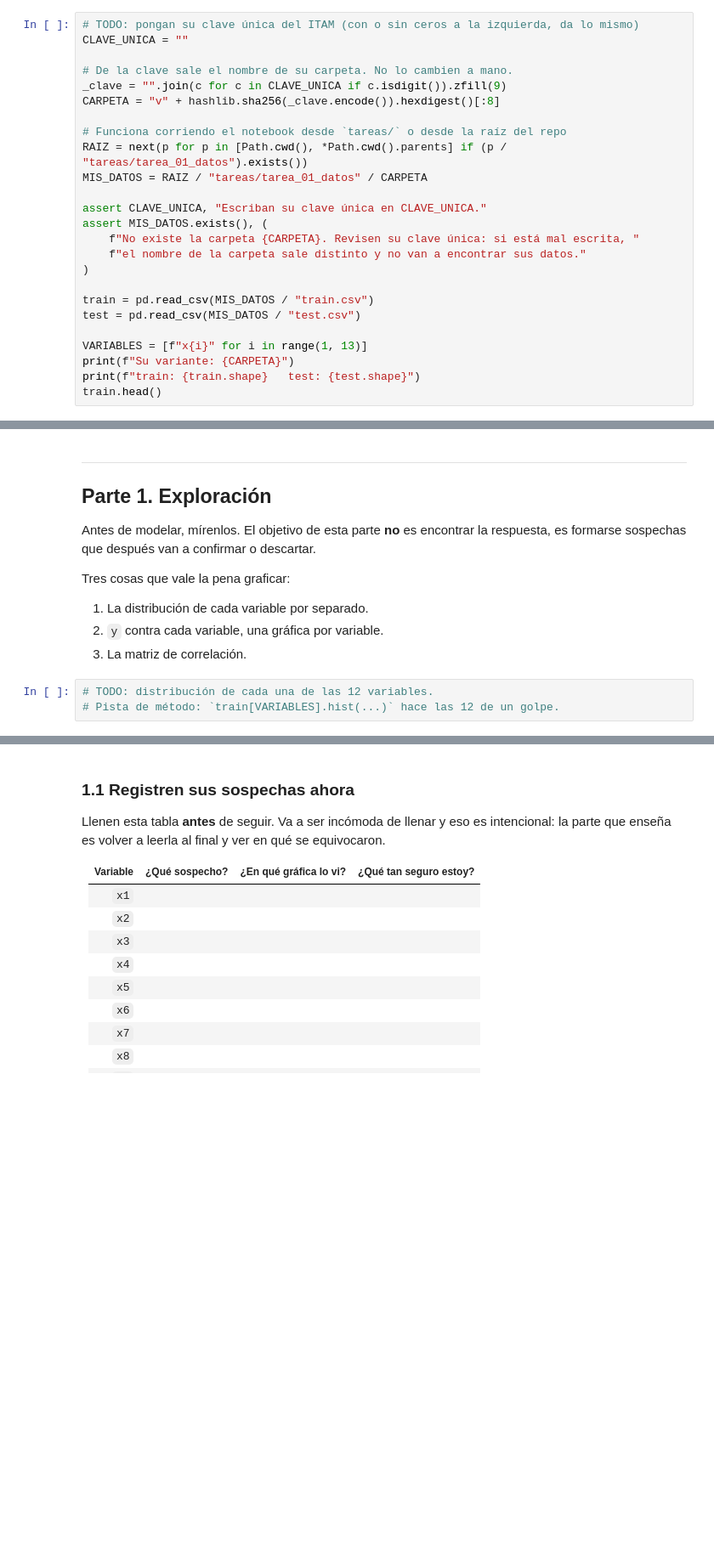
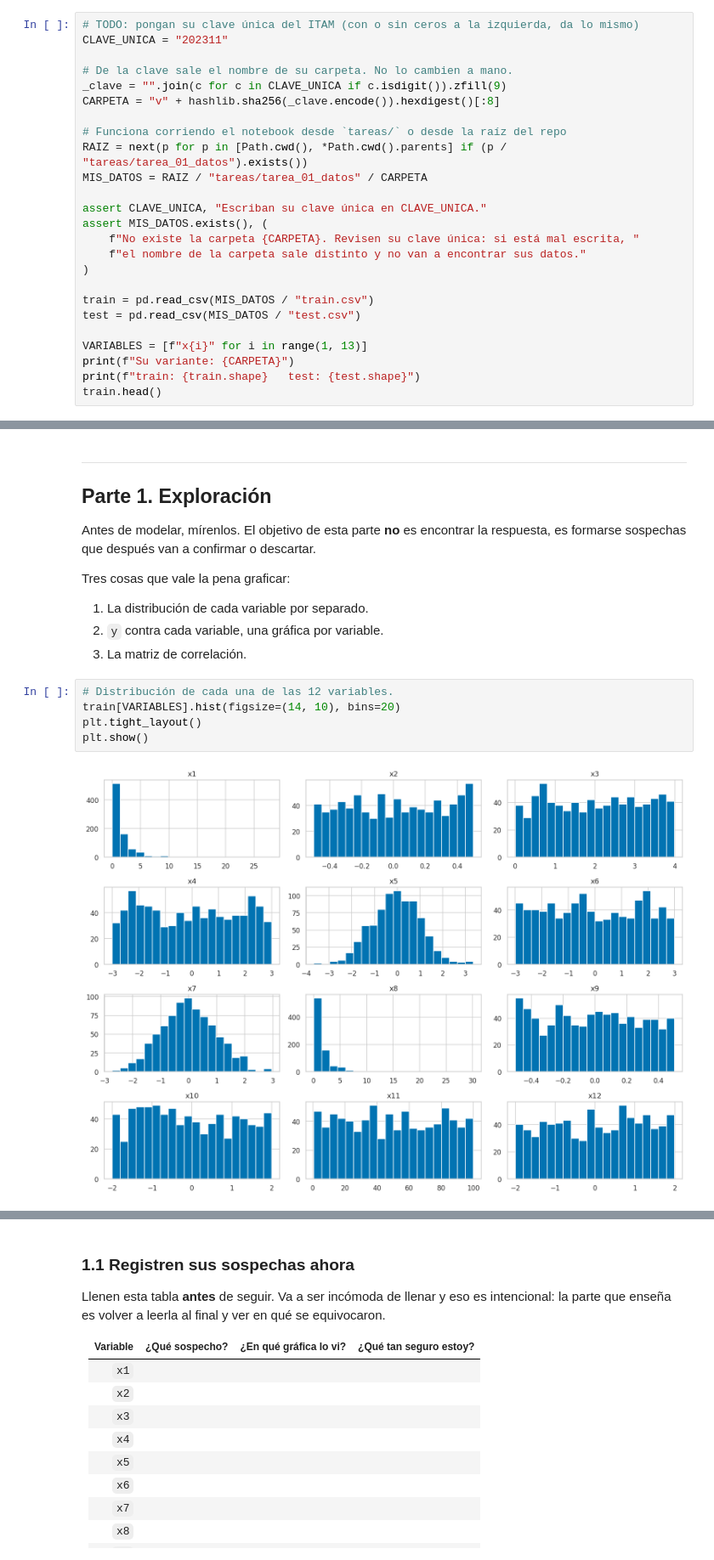
Before and after one commit to nasaul/mineria_datos, a Jupyter notebook: tareas/tarea_01_aproximacion_funcion.ipynb, the cells around one changed output, grey strips where cells are left out. Shown at 85% size. Saved outputs shown, nothing was run; the diff lists cells and outputs as text; blank space fills up the shorter version.

```diff
--- a/tareas/tarea_01_aproximacion_funcion.ipynb
+++ b/tareas/tarea_01_aproximacion_funcion.ipynb
@@ -86,7 +86,7 @@ plt.rcParams["figure.dpi"] = 110
 SEMILLA = 42
 # %%
 # TODO: pongan su clave única del ITAM (con o sin ceros a la izquierda, da lo mismo)
-CLAVE_UNICA = ""
+CLAVE_UNICA = "202311"
 
 # De la clave sale el nombre de su carpeta. No lo cambien a mano.
 _clave = "".join(c for c in CLAVE_UNICA if c.isdigit()).zfill(9)
@@ -162,6 +196,10 @@ Tres cosas que vale la pena graficar:
 2. `y` contra cada variable, una gráfica por variable.
 3. La matriz de correlación.
 # %%
-# TODO: distribución de cada una de las 12 variables.
-# Pista de método: `train[VARIABLES].hist(...)` hace las 12 de un golpe.
+# Distribución de cada una de las 12 variables.
+train[VARIABLES].hist(figsize=(14, 10), bins=20)
+plt.tight_layout()
+plt.show()
+# %% [output]
+[figure, added]
 # %%
```
Also changed, not shown: parts of 17 cells of this notebook, 1 other file.
